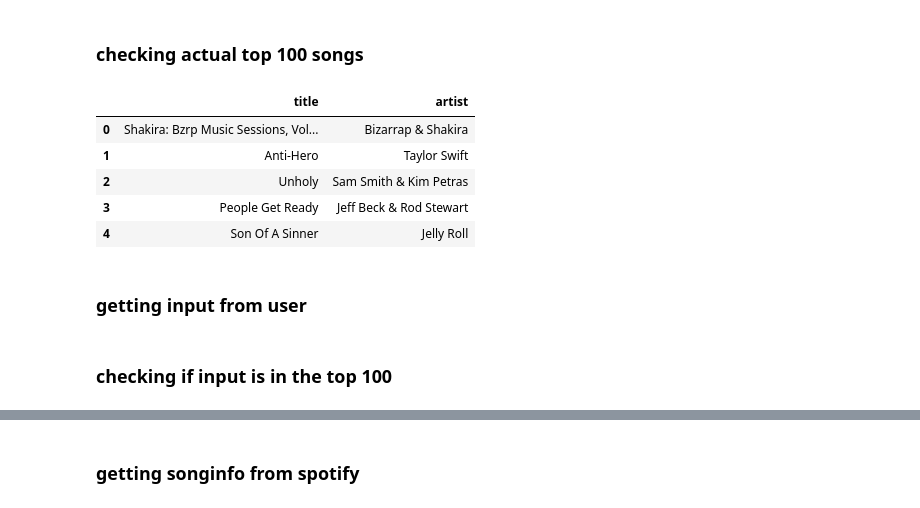
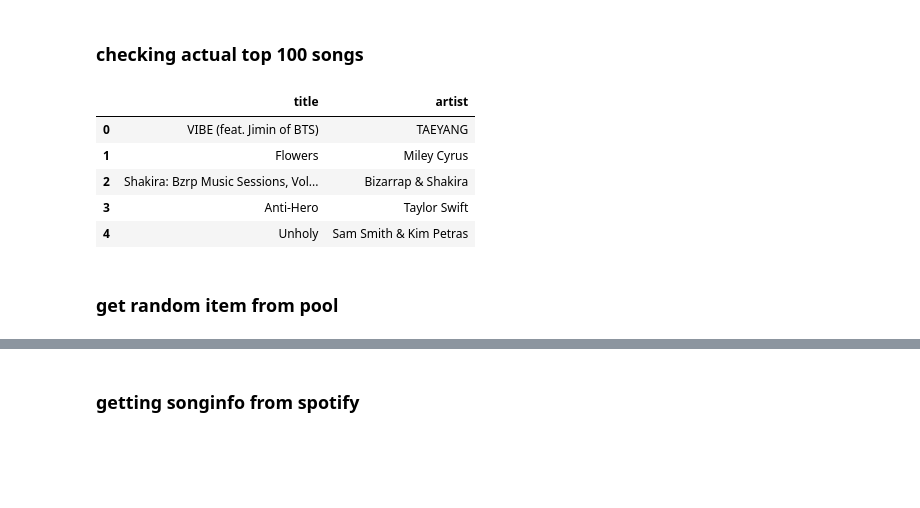
Before and after one commit to mdimasaac/lab-unsupervised-learning-intro, a Jupyter notebook: clustering, make recommendation.ipynb, the cells around one changed output, grey strips where cells are left out. Cells and saved outputs as stored; diff of their text form; code cells hidden in the pictures; blank space fills up the shorter version.

```diff
--- a/clustering, make recommendation.ipynb
+++ b/clustering, make recommendation.ipynb
@@ -26,0 +37,3 @@ X_prep = scaler.transform(X)
+# %%
+for i in range(2,14):
+    print(pca.explained_variance_ratio_[:i].sum())
@@ -76,25 +112,28 @@ soup = bs4(contents, "html.parser")
 # %%
 result = soup.find("div",{"class":"chart-wrapper"})
 titles = []
 artists = []
 for i in range(1,101,1):
     i_id = "chart-position-" + str(i)
-    song = result.find("div",{"id":i_id})
-    title = song.find("p",{"class":"title-artist"}).find("cite").text
-    artist = song.find("p",{"class":"title-artist"}).find("em").text
-    titles.append(title)
-    artists.append(artist)
+    try:
+        song = result.find("div",{"id":i_id})
+        title = song.find("p",{"class":"title-artist"}).find("cite").text
+        artist = song.find("p",{"class":"title-artist"}).find("em").text
+        titles.append(title)
+        artists.append(artist)
+    except:
+        pass
 top100 = pd.DataFrame({"title":titles,"artist":artists})
 top100.head()
 # %% [output]
 |  | title | artist |
-| 0 | Shakira: Bzrp Music Sessions, Vol... | Bizarrap & Shakira |
-| 1 | Anti-Hero | Taylor Swift |
-| 2 | Unholy | Sam Smith & Kim Petras |
-| 3 | People Get Ready | Jeff Beck & Rod Stewart |
-| 4 | Son Of A Sinner | Jelly Roll |
+| 0 | VIBE (feat. Jimin of BTS) | TAEYANG |
+| 1 | Flowers | Miley Cyrus |
+| 2 | Shakira: Bzrp Music Sessions, Vol... | Bizarrap & Shakira |
+| 3 | Anti-Hero | Taylor Swift |
+| 4 | Unholy | Sam Smith & Kim Petras |
-# %% [markdown]
-### getting input from user
+# %% [markdown]
+### get random item from pool
 # %%
 def getrandom(df):
     x = df.shape[0]
@@ -109,2 +143,0 @@ reactions = ["Nice one!","Great choice!","Not bad!","Interesting!","Cool!"]
-# %% [markdown]
-### checking if input is in the top 100
```
Also changed, not shown: parts of 12 cells of this notebook, 1 other file.
